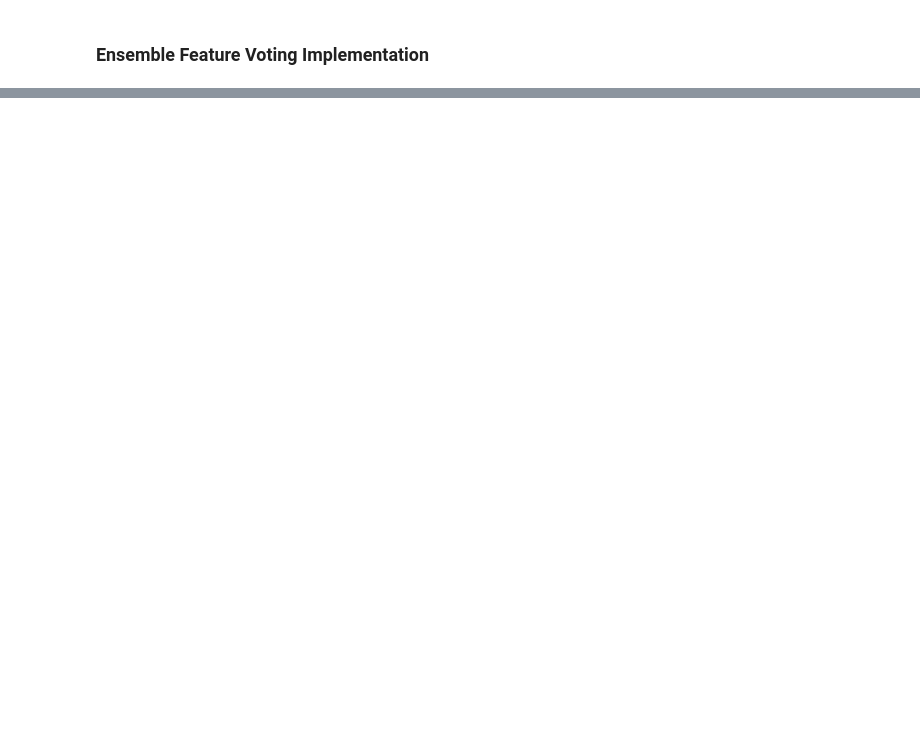
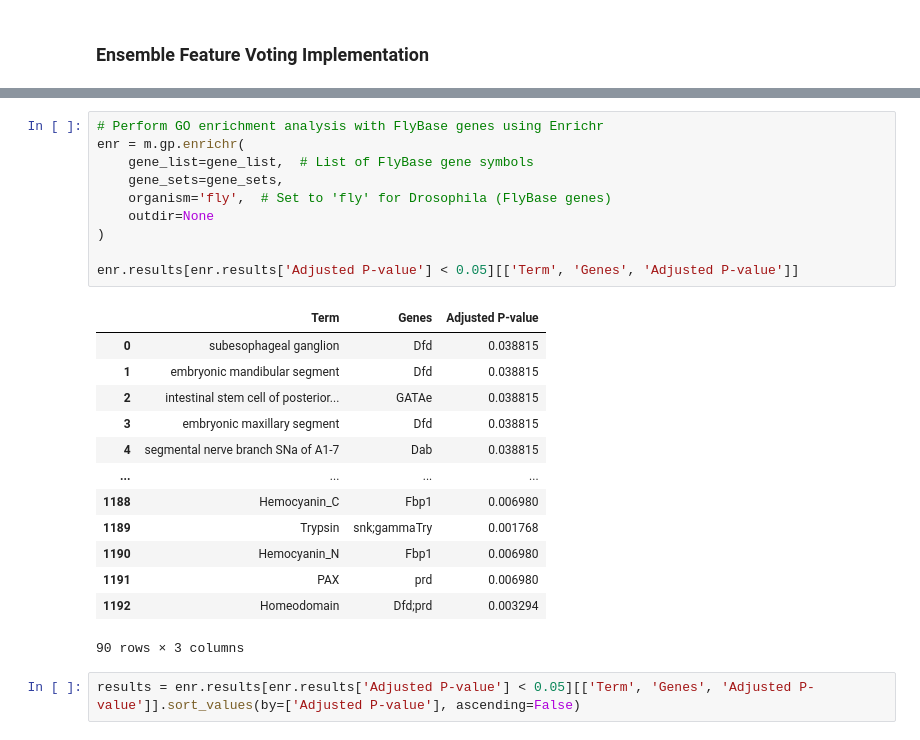
Before and after one commit to rohinsood/osdr-capstone-project, a Jupyter notebook: FeatureVoting.ipynb, the cells around one changed output, grey strips where cells are left out. Drawn from its saved outputs; the diff is of its cells as text; blank space fills up the shorter version.

```diff
--- a/FeatureVoting.ipynb
+++ b/FeatureVoting.ipynb
@@ -144,0 +153,26 @@ df_sorted_features[:20]
+# %%
+# Perform GO enrichment analysis with FlyBase genes using Enrichr
+enr = m.gp.enrichr(
+    gene_list=gene_list,  # List of FlyBase gene symbols
+    gene_sets=gene_sets,
+    organism='fly',  # Set to 'fly' for Drosophila (FlyBase genes)
+    outdir=None
+)
+
+enr.results[enr.results['Adjusted P-value'] < 0.05][['Term', 'Genes', 'Adjusted P-value']]
+# %% [output]
+|  | Term | Genes | Adjusted P-value |
+| 0 | subesophageal ganglion | Dfd | 0.038815 |
+| 1 | embryonic mandibular segment | Dfd | 0.038815 |
+| 2 | intestinal stem cell of posterior... | GATAe | 0.038815 |
+| 3 | embryonic maxillary segment | Dfd | 0.038815 |
+| 4 | segmental nerve branch SNa of A1-7 | Dab | 0.038815 |
+| ... | ... | ... | ... |
+| 1188 | Hemocyanin_C | Fbp1 | 0.006980 |
+| 1189 | Trypsin | snk;gammaTry | 0.001768 |
+| 1190 | Hemocyanin_N | Fbp1 | 0.006980 |
+| 1191 | PAX | prd | 0.006980 |
+| 1192 | Homeodomain | Dfd;prd | 0.003294 |
+90 rows × 3 columns
+# %%
+results = enr.results[enr.results['Adjusted P-value'] < 0.05][['Term', 'Genes', 'Adjusted P-value']].sort_values(by=['Adjusted P-value'], ascending=False)
```
Also changed, not shown: parts of 12 cells of this notebook, 6 other files.
